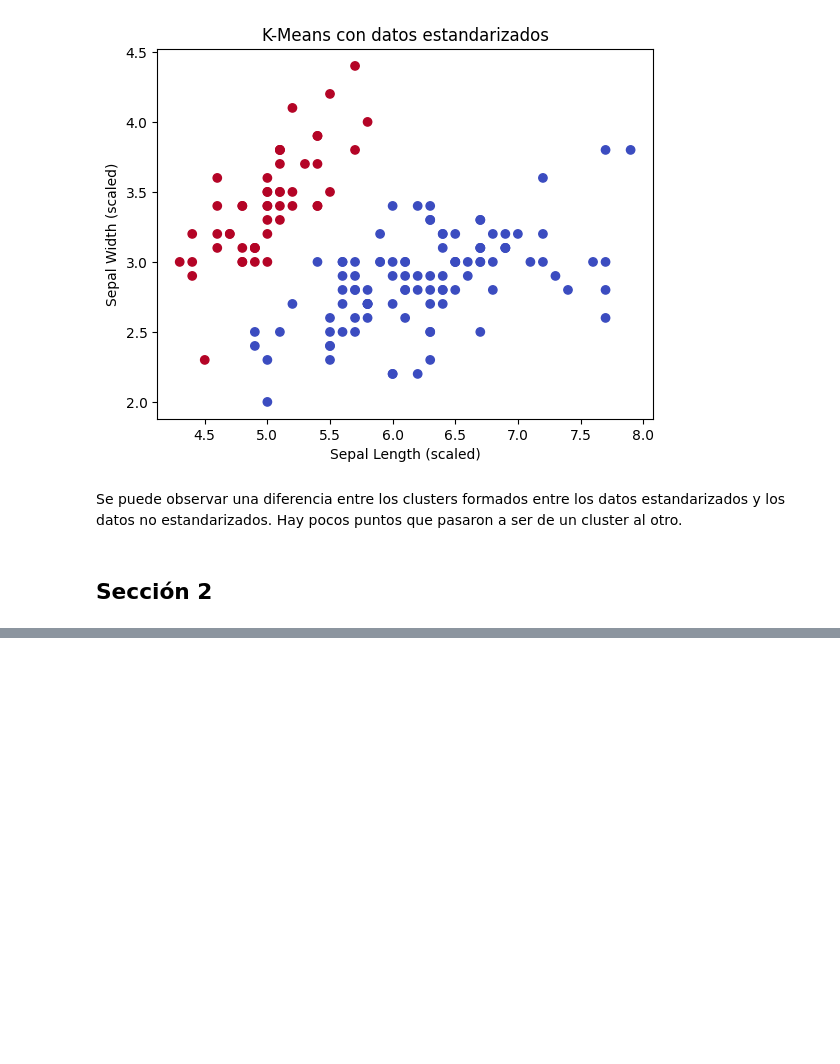
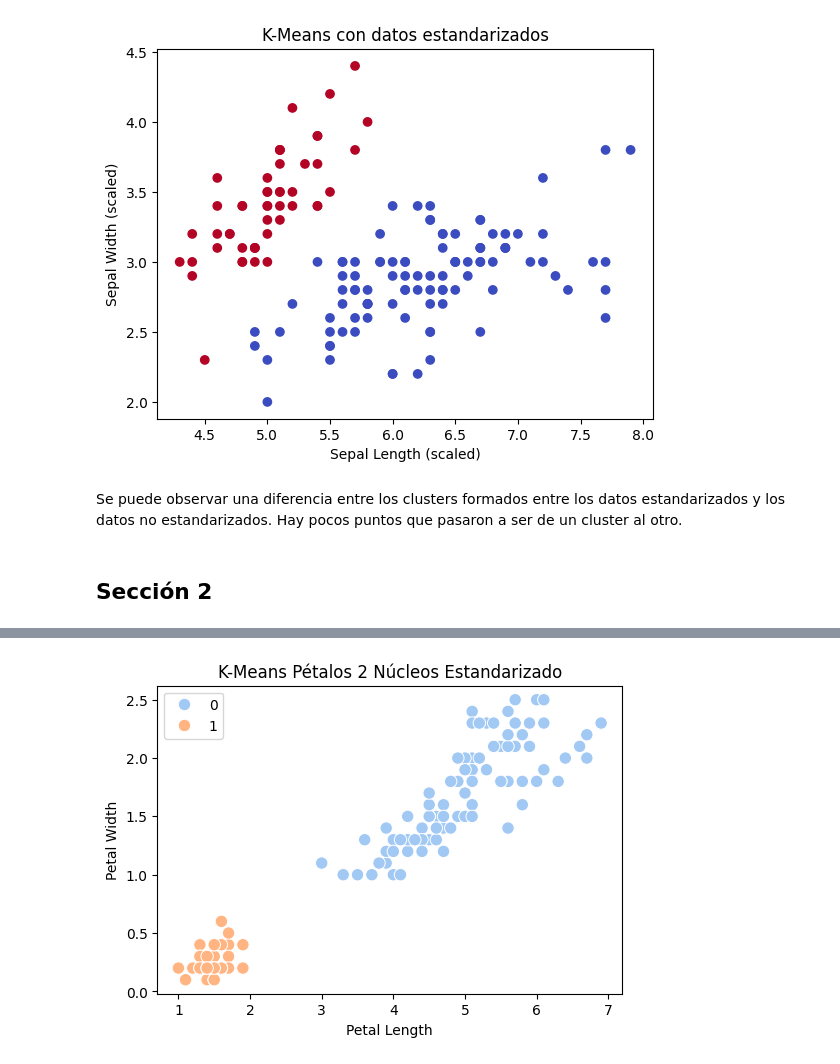
Before and after one commit to tsc221645/CC3074_HT2, a Jupyter notebook: analisis_ht2.ipynb, the cells around one changed output, grey strips where cells are left out. Cells and saved outputs as stored; diff of their text form; code cells hidden in the pictures; blank space fills up the shorter version.

```diff
--- a/analisis_ht2.ipynb
+++ b/analisis_ht2.ipynb
@@ -64,0 +105,15 @@ Se puede observar una diferencia entre los clusters formados entre los datos est
+# %%
+scaler_petal = StandardScaler()
+scaled_data_petal = scaler_petal.fit_transform(data[['petal_length','petal_width']])
+kmeans_scaled_petal = KMeans(n_clusters=2, random_state=50)
+data['cluster_scaled_petal'] = kmeans_scaled_petal.fit_predict(scaled_data_petal)
+# %%
+plt.figure(figsize=(6, 4))
+sns.scatterplot(x=data['petal_length'], y=data['petal_width'], hue=data['cluster_scaled_petal'], palette='pastel', s=80)
+plt.xlabel("Petal Length")
+plt.ylabel("Petal Width")
+plt.legend()
+plt.title("K-Means Pétalos 2 Núcleos Estandarizado")
+plt.show()
+# %% [output]
+[figure, added]
```
Also changed, not shown: parts of 15 cells of this notebook.
